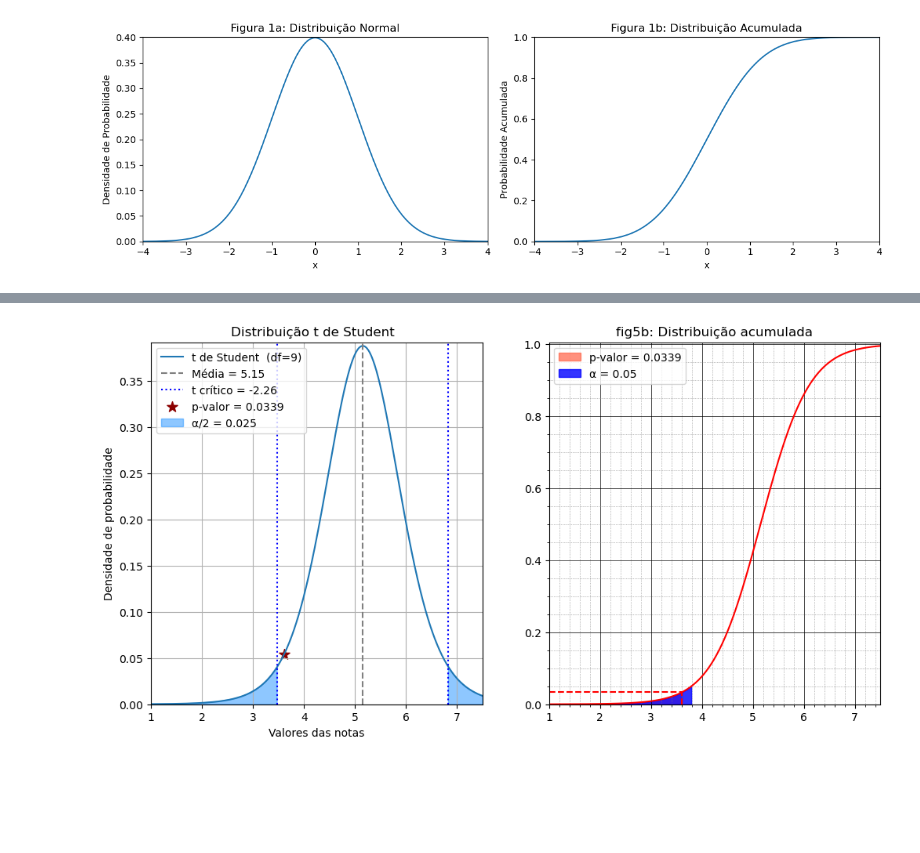
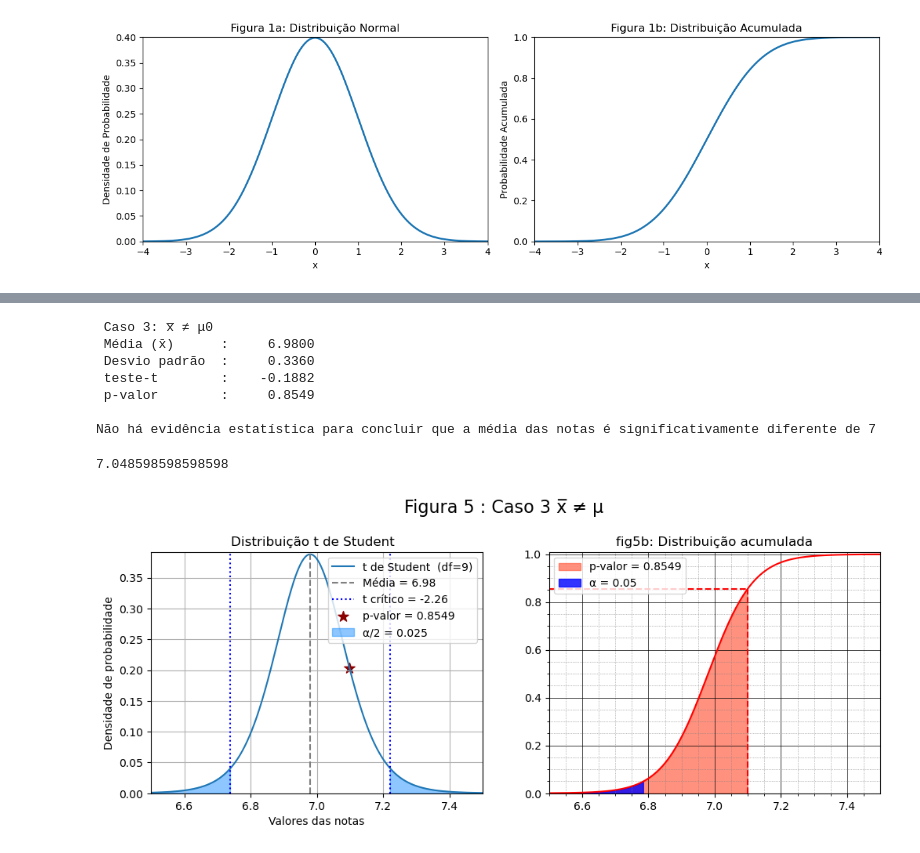
Before and after one commit to albertoakel/EBAC, a Jupyter notebook: notebook/Teste_de_hipotese_exemplos.ipynb, the cells around one changed output, grey strips where cells are left out. Cells and saved outputs as stored; diff of their text form; code cells hidden in the pictures; blank space fills up the shorter version.

```diff
--- a/notebook/Teste_de_hipotese_exemplos.ipynb
+++ b/notebook/Teste_de_hipotese_exemplos.ipynb
@@ -569,8 +561,40 @@ ax[1].minorticks_on()
+# %%
+# Caso 3 médias matematicas > media da escola?
+notas = [6.5, 7.2, 6.8, 7.5, 6.9, 7.1, 6.7, 7.4, 6.6, 7.1]; #situação 1: notas de matematica s
+ho=7 #hipostese nula
+#Calcular média e desvio das amostas
+n = len(notas)
+x_hat = np.mean(notas)
+s = np.std(notas,ddof=1)
+# t de student
+t=(x_hat-ho)/(s/np.sqrt(n))
+df=n-1
+
+# caso 3 Bilateral
+p_valorB = 2*ts.cdf(t, df) # bilateral
+
+
+print(' Caso 3: x̅ ≠ μ0 ')
+print(f' Média (x̄)      : {x_hat:10.4f}')  # 10 caracteres no total, 3 decimais
+print(f' Desvio padrão  : {s:10.4f}')
+print(f' teste-t        : {t:10.4f}')
+
+print(f' p-valor        : {p_valorB:10.4f}')
+
+if p_valorB > 0.05:
+  print('\nNão há evidência estatística para concluir que a média das notas é significativamente diferente de 7')
+else:
+  print('\nRejeitamos a hipótese nula. Portanto, há evidências estatísticas para concluir que \n a média das notas é significativamente diferente que 7')
+# %% [output]
+ Caso 3: x̅ ≠ μ0
+ Média (x̄)      :     6.9800
+ Desvio padrão  :     0.3360
+ teste-t        :    -0.1882
+ p-valor        :     0.8549
+
+Não há evidência estatística para concluir que a média das notas é significativamente diferente de 7
 # %%
-#@title Quando média é significamente diferente
-
-notas_3=[1, 4, 6.8, 7.5, 2, 7.1, 6.7, 7.4, 4, 5];  #sig diferente
-notas=notas_3
+# Plot: Caso 3 médias matematicas > media da escola?
 n=len(notas)
 x_hat=np.mean(notas)
 s=np.std(notas,ddof=1)
@@ -583,7 +607,6 @@ if p_valor_e < p_valor_d:
   p_valorB=2*p_valor_e
 else:
   p_valorB=2*p_valor_d
-
 
 
 # Intervalo das notas
@@ -612,7 +635,8 @@ temp=id[0][-1]
 y_alpha=y[temp]
 
 
-fig, ax = plt.subplots(1, 2, figsize=(12, 6))
+fig, ax = plt.subplots(1, 2, figsize=(12, 4))
+fig.suptitle('Figura 5 : Caso 3 x̅ ≠ μ', fontsize=16,y=1.05)
 
 ax[0].plot(x, y, label=f"t de Student  (df={df})")
 ax[0].set_title('fig5a: Distribuição t de Student ')
@@ -643,31 +667,33 @@ ax[0].axvline(x_alpha2, color='blue', linestyle=':')
 
 ax[0].set_ylim(0, max(y)*1.01)
 ax[0].set_xlim(x_min,x_max)
 ax[0].set_title("Distribuição t de Student  ")
 ax[0].set_xlabel("Valores das notas")
 ax[0].set_ylabel("Densidade de probabilidade")
 ax[0].legend()
 ax[0].grid()
 
 # Distribuição acumulada
 ax[1].plot(x,c,'r-');
 ax[1].set_title('fig5b: Distribuição acumulada')
 ax[1].vlines(x=x_pvalor[-1],ymin=0,ymax=p_valor,color='red',linestyles='dashed')
 ax[1].hlines(y=p_valor,xmin=x_min,xmax=x_pvalor[-1],color='red',linestyles='dashed')
 # ax[1].set_ylim(0, max(c)*1.01)
 ax[1].set_xlim(x_min,x_max)
 # #preenchimento da região
 
 
 ax[1].fill_between(x, c,where=c <= p_valor,color='tomato', alpha=0.7, label=f"p-valor = {p_valor:.4f}");
 ax[1].fill_between(x, c,where=c <= 2*alpha,color='blue', alpha=0.8, label=f"α = {2*alpha}")
 
 ax[1].set_ylim(0, max(c)*1.01)
 # ax[1].set_xlabel('teste estatítico');
 # ax[1].set_ylabel('Valor-p');
 ax[1].legend()
 ax[1].grid(True, which='major', linestyle='-', linewidth=0.5, color='black')
 ax[1].grid(True, which='minor', linestyle=':', linewidth=0.5, color='gray')
 ax[1].minorticks_on()
+x_pvalor[-1]-0.05
 # %% [output]
+7.048598598598598
-[figure, old version]
+[figure, new version]
```
Also changed, not shown: parts of 14 cells of this notebook, 3 other files.
